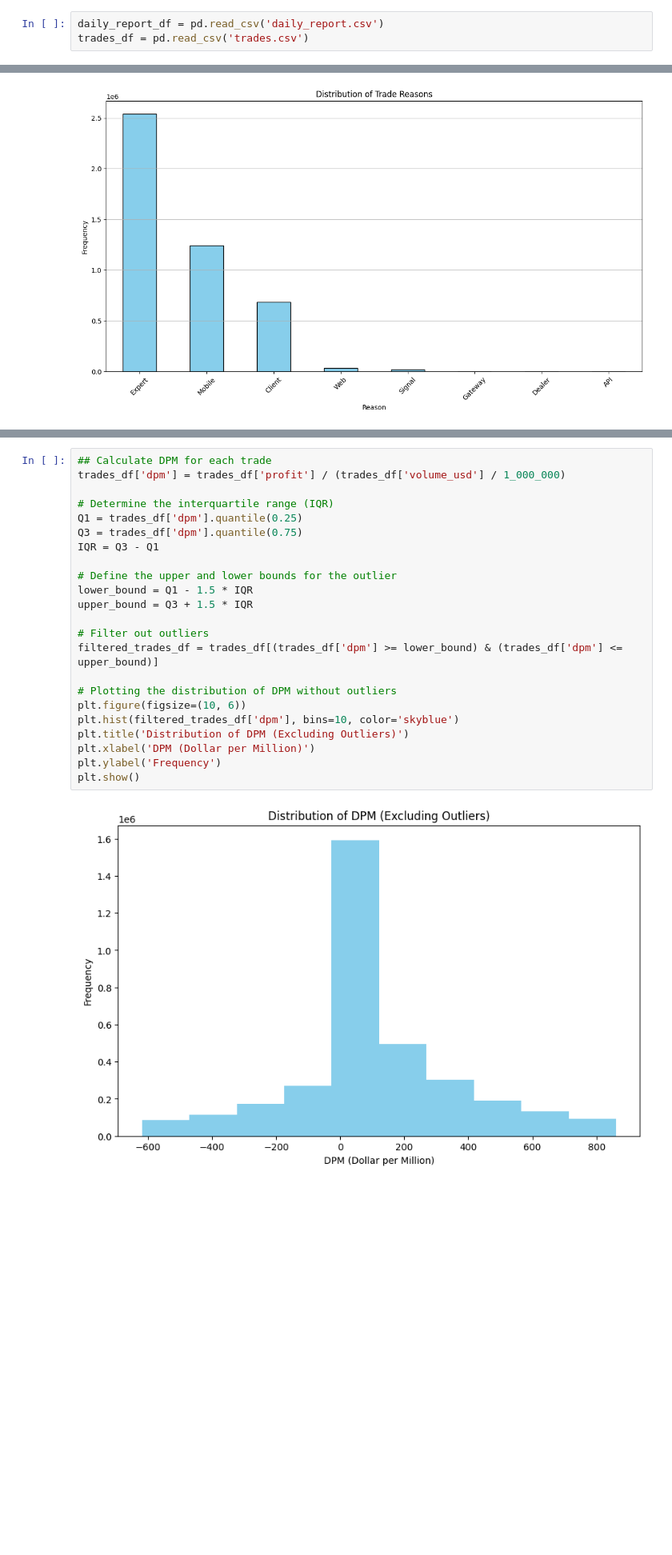
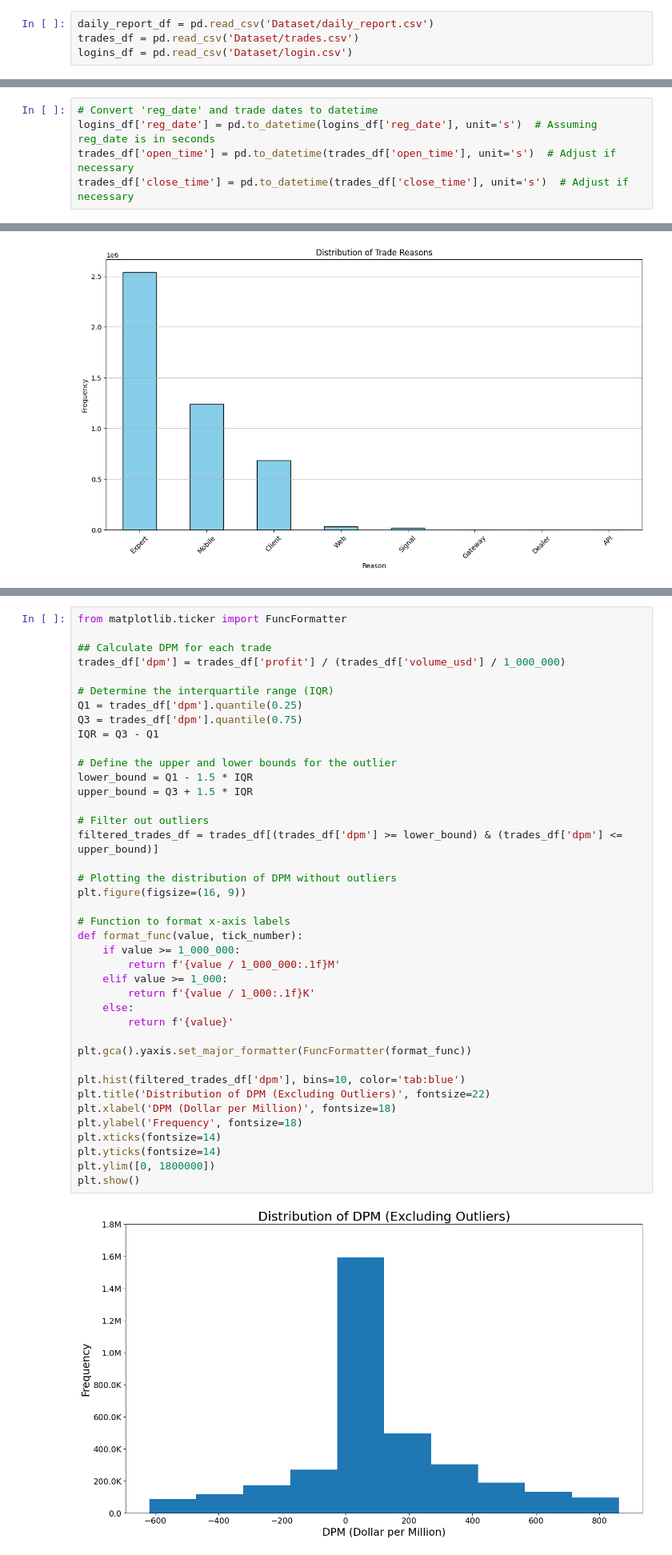
Before and after one commit to CommonCrayon/CapstoneProject, a Jupyter notebook: Capstone_EDA_Joel.ipynb, the cells around one changed output, grey strips where cells are left out. Shown at 80% size. Cells and saved outputs as stored; diff of their text form; blank space fills up the shorter version.

```diff
--- a/Capstone_EDA_Joel.ipynb
+++ b/Capstone_EDA_Joel.ipynb
@@ -27,3 +6,4 @@ ls
 # %%
-daily_report_df = pd.read_csv('daily_report.csv')
-trades_df = pd.read_csv('trades.csv')
+daily_report_df = pd.read_csv('Dataset/daily_report.csv')
+trades_df = pd.read_csv('Dataset/trades.csv')
+logins_df = pd.read_csv('Dataset/login.csv')
@@ -90,0 +35,5 @@ plt.show()
+# %%
+# Convert 'reg_date' and trade dates to datetime
+logins_df['reg_date'] = pd.to_datetime(logins_df['reg_date'], unit='s')  # Assuming reg_date is in seconds
+trades_df['open_time'] = pd.to_datetime(trades_df['open_time'], unit='s')  # Adjust if necessary
+trades_df['close_time'] = pd.to_datetime(trades_df['close_time'], unit='s')  # Adjust if necessary
@@ -225,25 +220,42 @@ plt.show()
 # %%
+from matplotlib.ticker import FuncFormatter
+
 ## Calculate DPM for each trade
 trades_df['dpm'] = trades_df['profit'] / (trades_df['volume_usd'] / 1_000_000)
 
 # Determine the interquartile range (IQR)
 Q1 = trades_df['dpm'].quantile(0.25)
 Q3 = trades_df['dpm'].quantile(0.75)
 IQR = Q3 - Q1
 
 # Define the upper and lower bounds for the outlier
 lower_bound = Q1 - 1.5 * IQR
 upper_bound = Q3 + 1.5 * IQR
 
 # Filter out outliers
 filtered_trades_df = trades_df[(trades_df['dpm'] >= lower_bound) & (trades_df['dpm'] <= upper_bound)]
 
 # Plotting the distribution of DPM without outliers
-plt.figure(figsize=(10, 6))
-plt.hist(filtered_trades_df['dpm'], bins=10, color='skyblue')
-plt.title('Distribution of DPM (Excluding Outliers)')
-plt.xlabel('DPM (Dollar per Million)')
-plt.ylabel('Frequency')
+plt.figure(figsize=(16, 9))
+
+# Function to format x-axis labels
+def format_func(value, tick_number):
+    if value >= 1_000_000:
+        return f'{value / 1_000_000:.1f}M'
+    elif value >= 1_000:
+        return f'{value / 1_000:.1f}K'
+    else:
+        return f'{value}'
+
+plt.gca().yaxis.set_major_formatter(FuncFormatter(format_func))
+
+plt.hist(filtered_trades_df['dpm'], bins=10, color='tab:blue')
+plt.title('Distribution of DPM (Excluding Outliers)', fontsize=22)
+plt.xlabel('DPM (Dollar per Million)', fontsize=18)
+plt.ylabel('Frequency', fontsize=18)
+plt.xticks(fontsize=14)
+plt.yticks(fontsize=14)
+plt.ylim([0, 1800000])
 plt.show()
 # %% [output]
-[figure, old version]
+[figure, new version]
```
Also changed, not shown: parts of 11 cells of this notebook.
